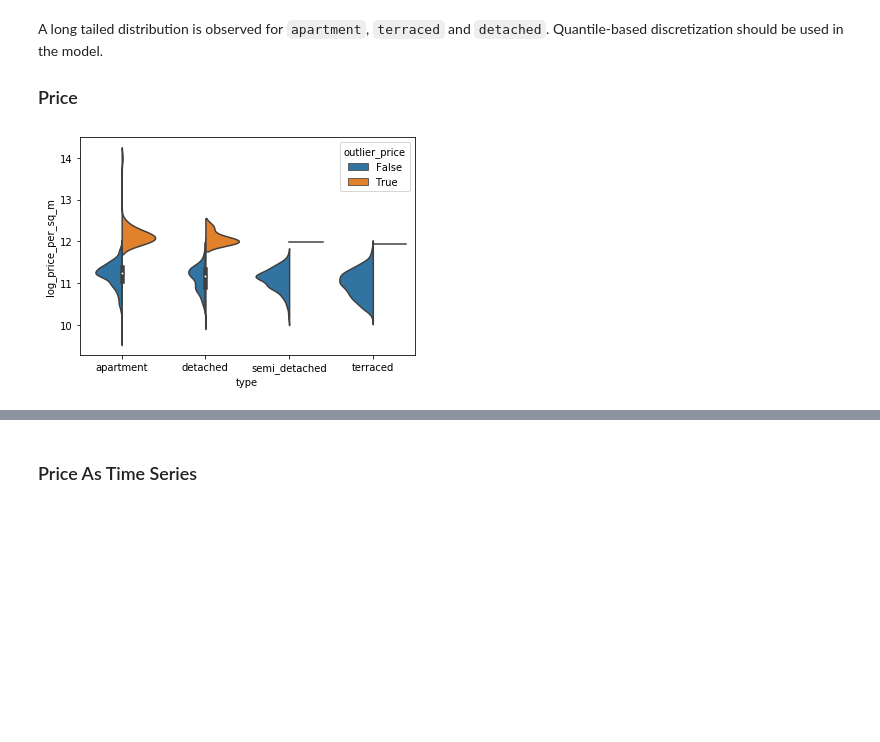
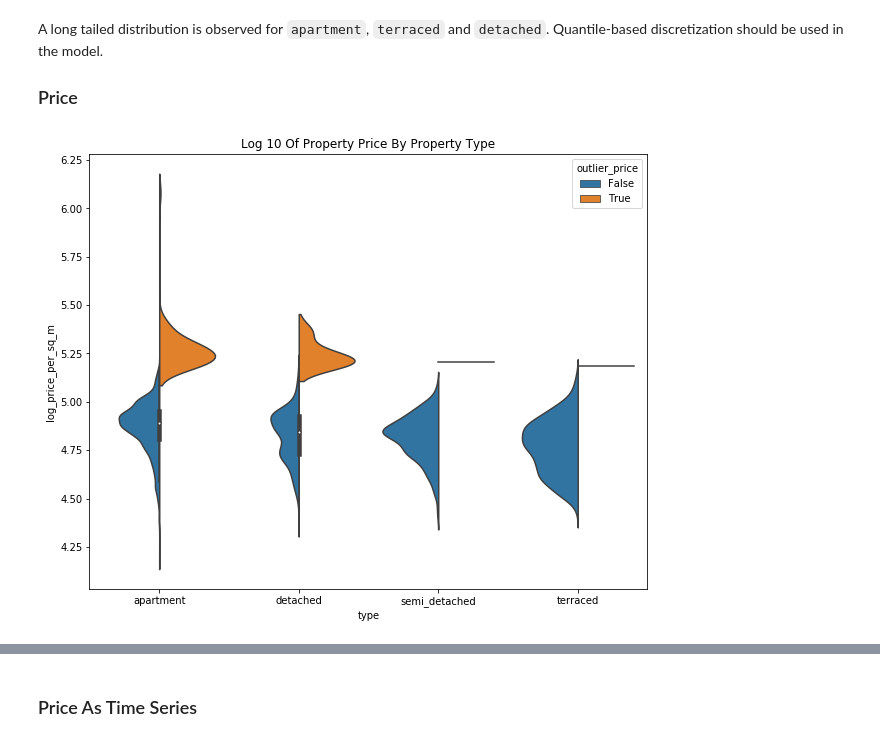
Before and after one commit to rossrco/model_house_price, a Jupyter notebook: eda.ipynb, the cells around one changed output, grey strips where cells are left out. Cells and saved outputs as stored; diff of their text form; code cells hidden in the pictures; blank space fills up the shorter version.

```diff
--- a/eda.ipynb
+++ b/eda.ipynb
@@ -41,5 +41,5 @@ memory usage: 1.1+ MB
 # %%
-data['log_price_per_sq_m'] = np.log1p(data.price_per_sq_m)
+data['log_price_per_sq_m'] = np.log10(data.price_per_sq_m)
 data['n_ads_in_post_code'] = data.groupby('post_code').address.transform(np.count_nonzero)
 data['abs_zscore'] = np.abs(stats.zscore(data.price_per_sq_m))
 data['outlier_price'] = [True if zscore >= 3 else False for zscore in data.abs_zscore]
@@ -56,8 +58,10 @@ A long tailed distribution is observed for `apartment`, `terraced` and `detached
 
 ### Price
 # %%
+fig = plt.figure(figsize=(10, 8))
 sns.violinplot(x='type', y='log_price_per_sq_m', hue='outlier_price', split=True, data=data)
+plt.title('Log 10 Of Property Price By Property Type')
 plt.show()
 # %% [output]
-[figure, old version]
+[figure, new version]
 # %%
```
Also changed, not shown: parts of 7 cells of this notebook, 2 other files.
